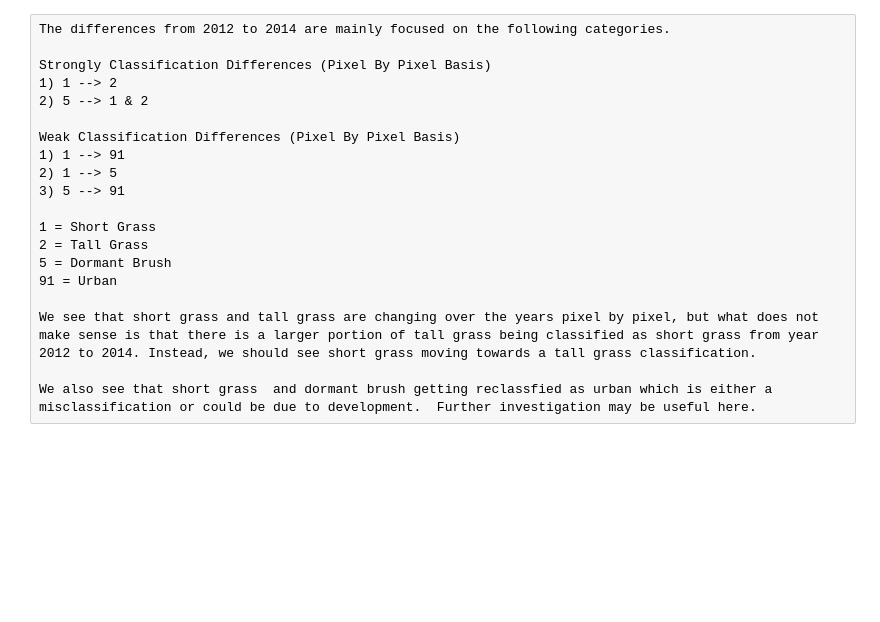
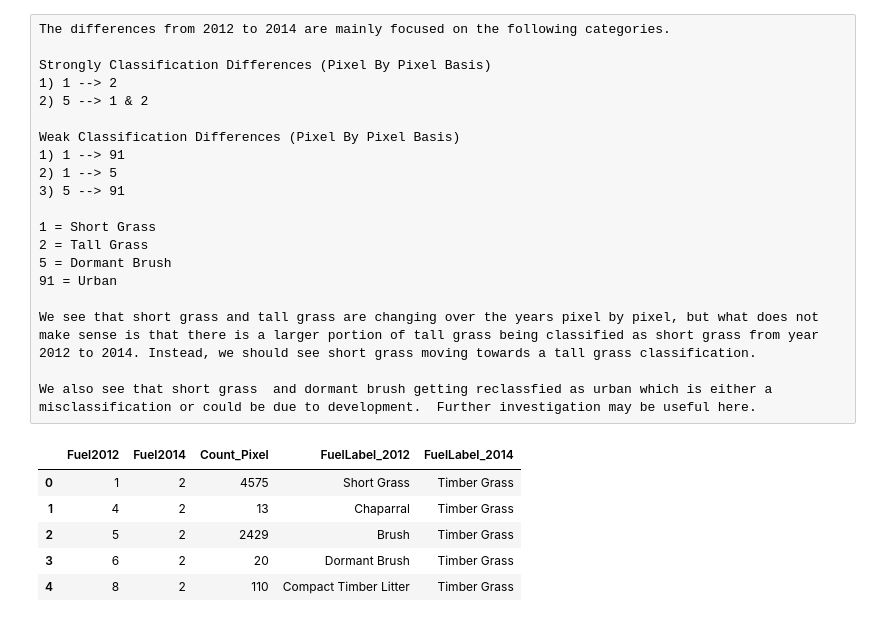
Before and after one commit to ryanriopelle/wildfire-data-analysis, a Jupyter notebook: Ryan/Transition_Analysis.ipynb, the cells around one changed output. Cells and saved outputs as stored; diff of their text form; code cells hidden in the pictures; blank space fills up the shorter version.

```diff
--- a/Ryan/Transition_Analysis.ipynb
+++ b/Ryan/Transition_Analysis.ipynb
@@ -300,8 +300,15 @@ We see that short grass and tall grass are changing over the years pixel by pixe
 We also see that short grass  and dormant brush getting reclassfied as urban which is either a misclassification or could be due to development.  Further investigation may be useful here.
 # %%
 labeled_12_14 = sum_diff12_14.merge(Label_2012, on = 'Fuel2012')
-labeled_12_14 = labeled_10_12.merge(Label_2014, on = 'Fuel2014')
+labeled_12_14 = labeled_12_14.merge(Label_2014, on = 'Fuel2014')
 labeled_12_14.head()
+# %% [output]
+|  | Fuel2012 | Fuel2014 | Count_Pixel | FuelLabel_2012 | FuelLabel_2014 |
+| 0 | 1 | 2 | 4575 | Short Grass | Timber Grass |
+| 1 | 4 | 2 | 13 | Chaparral | Timber Grass |
+| 2 | 5 | 2 | 2429 | Brush | Timber Grass |
+| 3 | 6 | 2 | 20 | Dormant Brush | Timber Grass |
+| 4 | 8 | 2 | 110 | Compact Timber Litter | Timber Grass |
 # %%
 diff_top_labels = ['Short Grass','Timber Grass', 'Brush', 'Urban']
 
```
Also changed, not shown: parts of 1 cell of this notebook.
